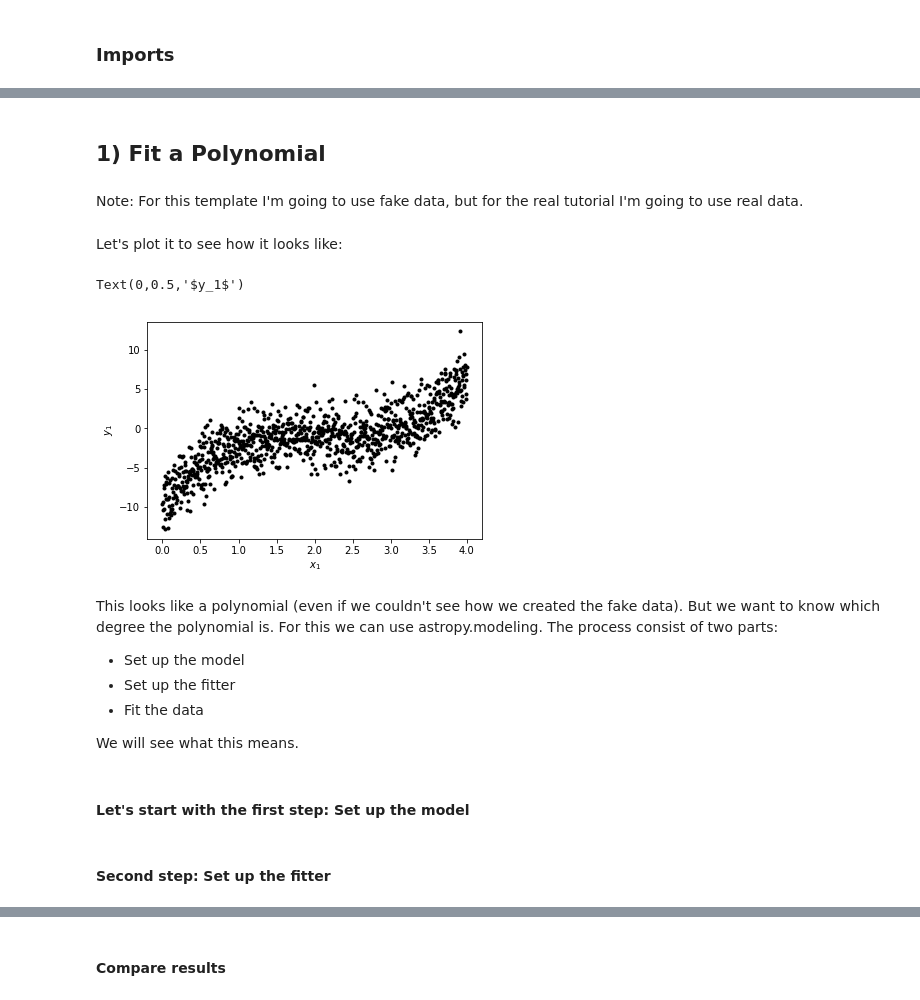
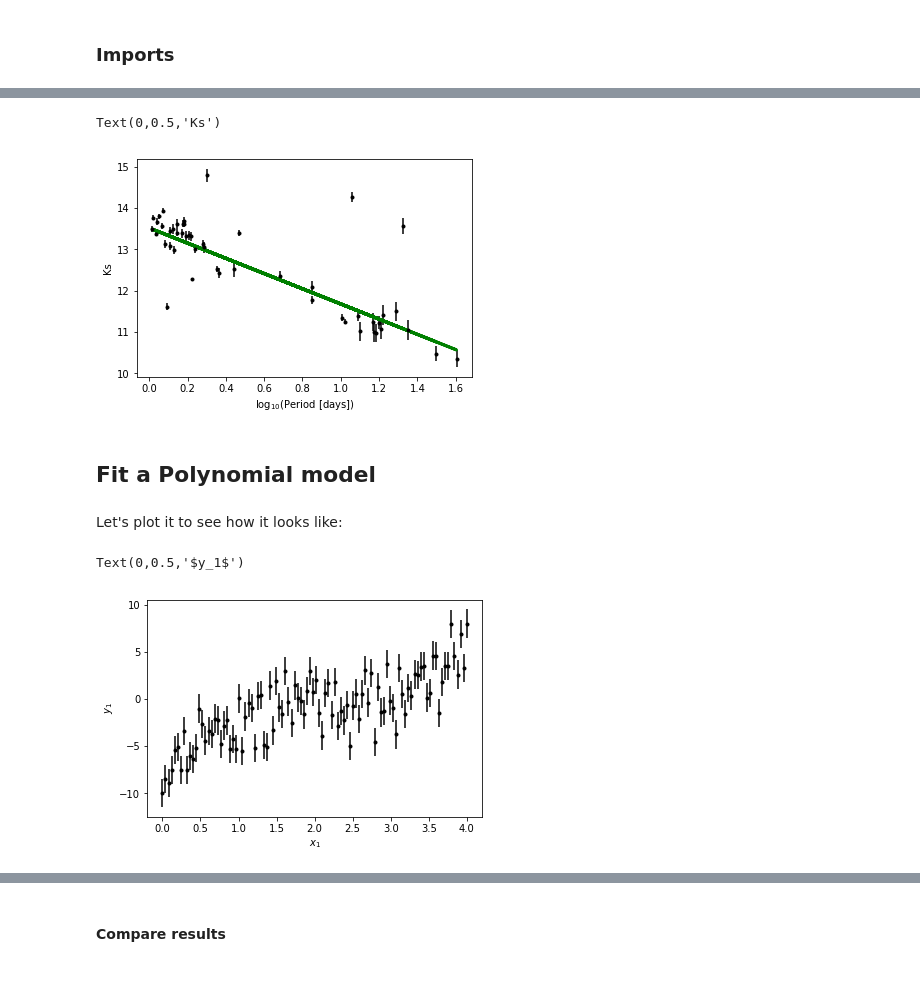
Before and after one commit to rkiman/Tutorials, a Jupyter notebook: Models-Quick-Fit/Models-Quick-Fit.ipynb, the cells around one changed output, grey strips where cells are left out. Cells and saved outputs as stored; diff of their text form; code cells hidden in the pictures.

```diff
--- a/Models-Quick-Fit/Models-Quick-Fit.ipynb
+++ b/Models-Quick-Fit/Models-Quick-Fit.ipynb
@@ -41,0 +61,2 @@ from astropy.modeling import models, fitting
+# %%
+model = models.Polynomial1D(degree=1)
@@ -41,0 +69,2 @@ from astropy.modeling import models, fitting
+# %%
+best_fit = fitter(model, log_period, k_mag, weights = 1.0/k_mag_err)
@@ -42,5 +75,11 @@ from astropy.modeling import models, fitting
+# %%
+plt.errorbar(log_period,k_mag,k_mag_err,fmt='k.')
+plt.plot(log_period, best_fit(log_period), color='g', linewidth=3)
+plt.xlabel(r'$\log_{10}$(Period [days])')
+plt.ylabel('Ks')
+# %% [output]
+Text(0,0.5,'Ks')
+[figure, added]
 # %% [markdown]
-## 1) Fit a Polynomial
+## Fit a Polynomial model
-# %% [markdown]
-Note: For this template I'm going to use fake data, but for the real tutorial I'm going to use real data.
 # %%
@@ -51,18 +93,9 @@ y1 = np.array([y_point + np.random.normal(0,2) for y_point in y1])
 # %% [markdown]
 Let's plot it to see how it looks like:
 # %%
-plt.plot(x1, y1, 'k.')
+plt.errorbar(x1, y1, yerr=y1_err,fmt='k.')
 plt.xlabel('$x_1$')  # Use $$ to write in latex format
 plt.ylabel('$y_1$')
 # %% [output]
 Text(0,0.5,'$y_1$')
-[figure, old version]
+[figure, new version]
-# %% [markdown]
-This looks like a polynomial (even if we couldn't see how we created the fake data). But we want to know which degree the polynomial is. For this we can use astropy.modeling. The process consist of two parts:
-* Set up the model
-* Set up the fitter
-* Fit the data
-
-We will see what this means.
-# %% [markdown]
-#### Let's start with the first step: Set up the model
@@ -71,2 +101,0 @@ model_1 = models.Polynomial1D(degree=2)
-# %% [markdown]
-#### Second step: Set up the fitter
```
Also changed, not shown: parts of 41 cells of this notebook.
